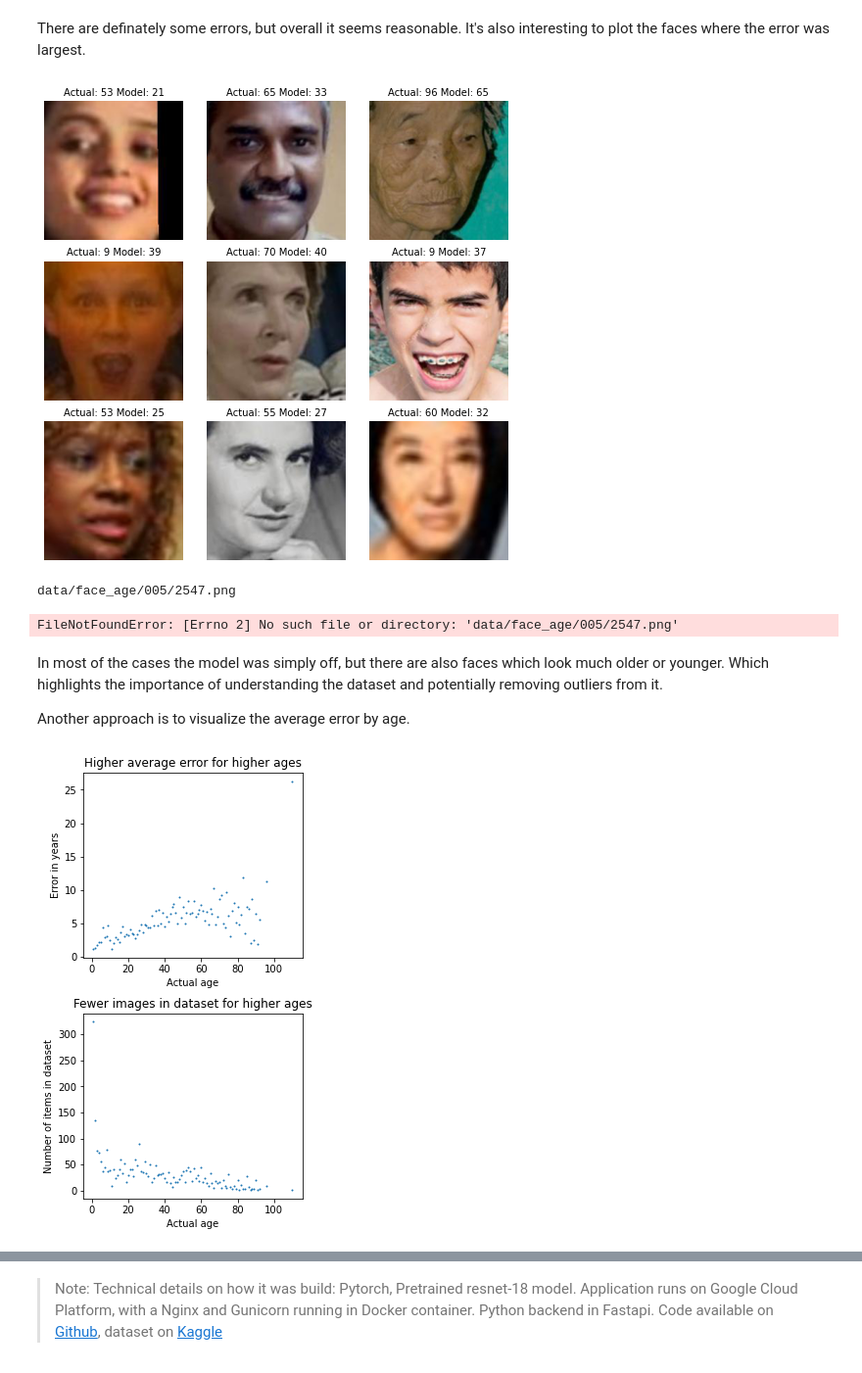
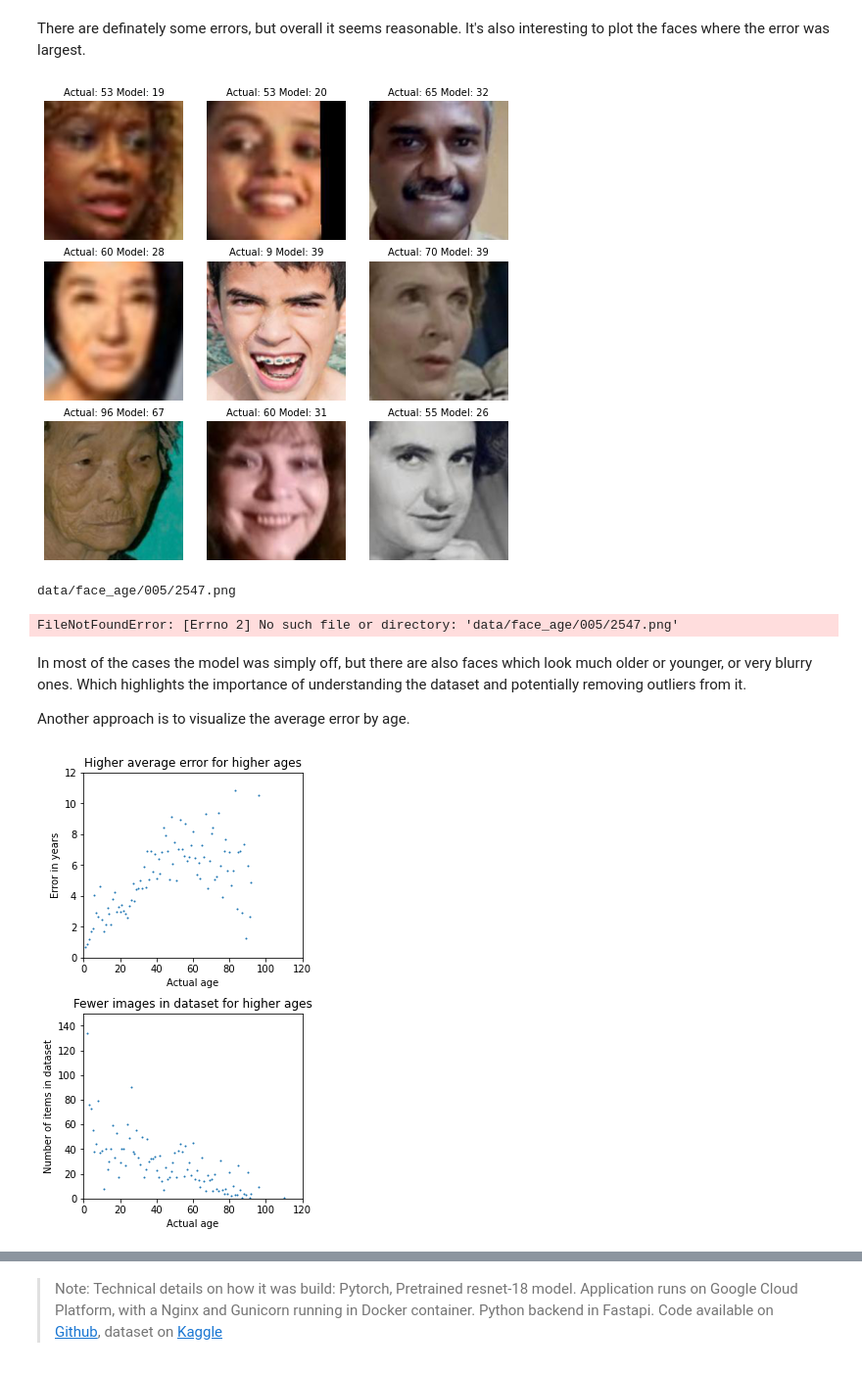
Before and after one commit to hamelsmu/blog-2, a Jupyter notebook: _notebooks/2020-11-15-age_pure_pytorch.ipynb, the cells around one changed output, grey strips where cells are left out. Shown: that part at 98% size. Cells and saved outputs as stored; diff of their text form; code cells hidden in the pictures.

Commit message:
changed image

```diff
--- a/_notebooks/2020-11-15-age_pure_pytorch.ipynb
+++ b/_notebooks/2020-11-15-age_pure_pytorch.ipynb
@@ -261,12 +261,12 @@ def mae_loss(y, pred):
     return (torch.abs(y-pred.T)).mean()
 loss_fn = mae_loss
 
-NUM_EPOCH = 45
-SWA_START = 30
+NUM_EPOCH = 40
+SWA_START = 40
 LR = 0.001
 BATCH_SIZE = 512
 DEVICE = torch.device("cuda:0" if torch.cuda.is_available() else "cpu")
-SWA_ENABLED = True
+SWA_ENABLED = False
 SCHED_ENABLED = False
 
 torch.cuda.empty_cache()
@@ -378,8 +378,8 @@ def plot_top_losses(df, valid=True, top_loss=True):
     return plt
 # %%
 # hide
-# model = AgeResnet()
-# model.load_state_dict(torch.load('app/models/model4.3',map_location=torch.device('cpu')))
+model = AgeResnet()
+model.load_state_dict(torch.load('/ds/data/models/model4.18')) #,map_location=torch.device('cpu')
 df = gen_pred_df(model, valid=True)
 # %% [markdown]
 Let's check out predictions on some random images in the test set. In the title the actual age and the predicted age by the model.
@@ -409,7 +409,7 @@ There are definately some errors, but overall it seems reasonable. It's also int
 # hide_input
 plot_top_losses(df,valid=True).show()
 # %% [output]
-[figure, old version]
+[figure, new version]
 # %%
 # hide
 rm = ['data/face_age/005/2547.png',
@@ -429,26 +429,28 @@ for f in rm:
 data/face_age/005/2547.png
 FileNotFoundError: [Errno 2] No such file or directory: 'data/face_age/005/2547.png'
 # %% [markdown]
-In most of the cases the model was simply off, but there are also faces which look much older or younger. Which highlights the importance of understanding the dataset and potentially removing outliers from it.
+In most of the cases the model was simply off, but there are also faces which look much older or younger, or very blurry ones. Which highlights the importance of understanding the dataset and potentially removing outliers from it.
 
 Another approach is to visualize the average error by age.
 # %%
 # hide_input
 set_matplotlib_formats('png')
 
 group = df.groupby(['actual']).agg(['count','mean'])
 fig,ax = plt.subplots(2,1,figsize=(4,8))
 ax[0].scatter(group.index, group['loss']['mean'], s=1)
 ax[0].set_title('Higher average error for higher ages')
 ax[1].scatter(group.index, group['loss']['count'], s=1)
+ax[0].axis([0,120, 0, 12])
 ax[1].set_title('Fewer images in dataset for higher ages')
 ax[0].set_xlabel("Actual age")
 ax[0].set_ylabel("Error in years")
 ax[1].set_ylabel("Number of items in dataset")
 ax[1].set_xlabel("Actual age");
+ax[1].axis([0,120, 0, 150])
 plt.subplots_adjust(wspace=0.2, hspace=0.3)
 # %% [output]
-[figure, old version]
+[figure, new version]
 # %%
 # hide
 # #launch tensorboard
```
Also changed, not shown: parts of 5 cells of this notebook, 1 other file.
